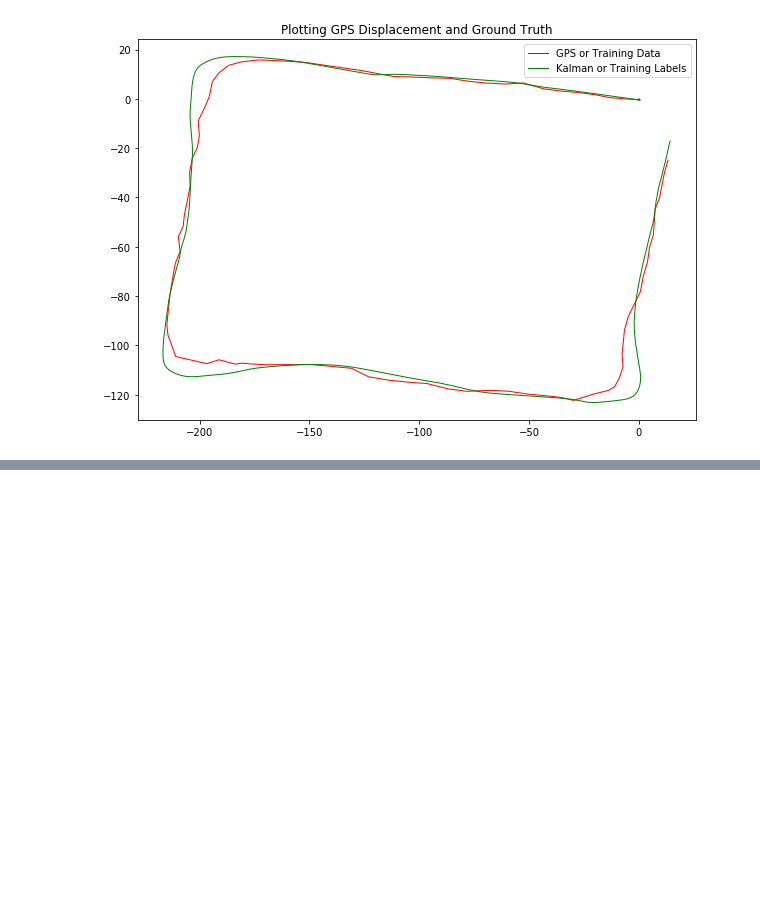
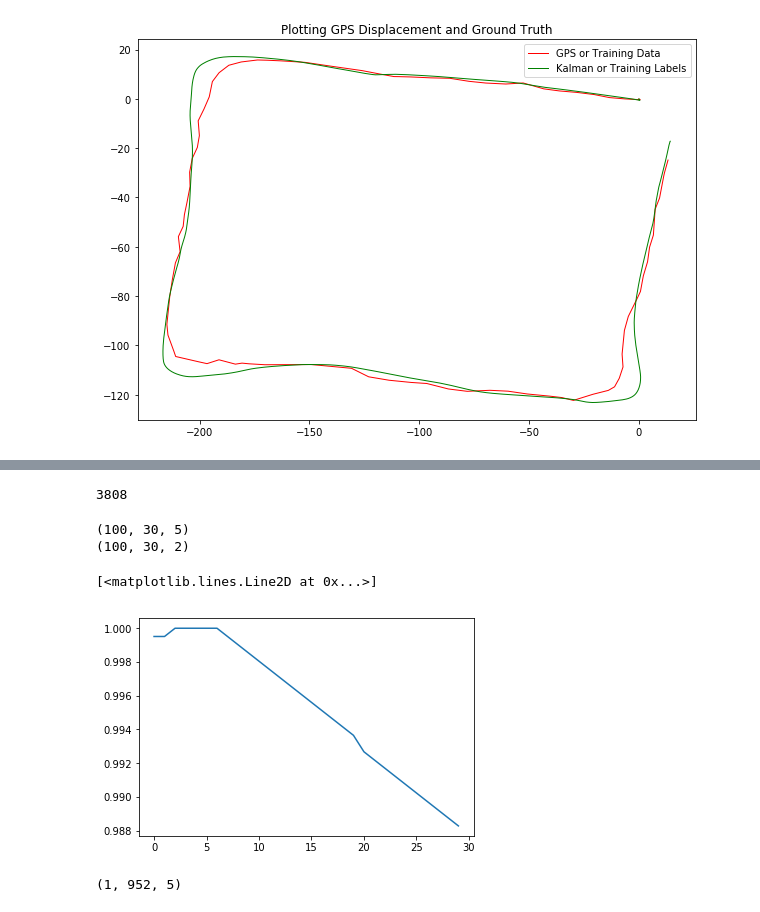
Before and after one commit to harrywaugh/ActivityTrackingWithSensorFusion, a Jupyter notebook: Analyse IMU Stream-RNN.ipynb, the cells around one changed output, grey strips where cells are left out. Cells and saved outputs as stored; diff of their text form; code cells hidden in the pictures; blank space fills up the shorter version.

```diff
--- a/Analyse IMU Stream-RNN.ipynb
+++ b/Analyse IMU Stream-RNN.ipynb
@@ -60,0 +76,55 @@ test_labels = ground_truth[int(2*len(xts)/3):, :]
+# %%
+y_scaler = MinMaxScaler()
+scaled_training_labels = y_scaler.fit_transform(training_labels)
+scaled_test_labels = y_scaler.transform(test_labels)
+# %%
+def batch_generator(batch_size, sequence_length):
+
+    # Infinite loop.
+    while True:
+        # Allocate a new array for the batch of input-signals.
+        x_shape = (batch_size, sequence_length, scaled_training_data.shape[1])
+        x_batch = np.zeros(shape=x_shape, dtype=np.float16)
+
+        # Allocate a new array for the batch of output-signals.
+        y_shape = (batch_size, sequence_length, scaled_training_labels.shape[1])
+        y_batch = np.zeros(shape=y_shape, dtype=np.float16)
+
+        # Fill the batch with random sequences of data.
+        for i in range(batch_size):
+            # Get a random start-index.
+            # This points somewhere into the training-data.
+            idx = np.random.randint(num_train - sequence_length)
+
+            # Copy the sequences of data starting at this index.
+            x_batch[i] = scaled_training_data[idx:idx+sequence_length]
+            y_batch[i] = scaled_training_labels[idx:idx+sequence_length]
+
+        yield (x_batch, y_batch)
+# %%
+batch_size = 100
+num_train
+# %% [output]
+3808
+# %%
+generator = batch_generator(batch_size=batch_size,
+                            sequence_length=30)
+x_batch, y_batch = next(generator)
+# %%
+print(x_batch.shape)
+print(y_batch.shape)
+batch = 0   # First sequence in the batch.
+signal = 0  # First signal from the 20 input-signals.
+seq = x_batch[batch, :, signal]
+plt.plot(seq)
+# %% [output]
+(100, 30, 5)
+(100, 30, 2)
+[<matplotlib.lines.Line2D at 0x...>]
+[figure, added]
+# %%
+validation_data = (np.expand_dims(scaled_test_data, axis=0),
+                   np.expand_dims(scaled_test_labels, axis=0))
+print(np.expand_dims(scaled_test_data, axis=0).shape)
+# %% [output]
+(1, 952, 5)
```
Also changed, not shown: parts of 17 cells of this notebook, 5 other files.
